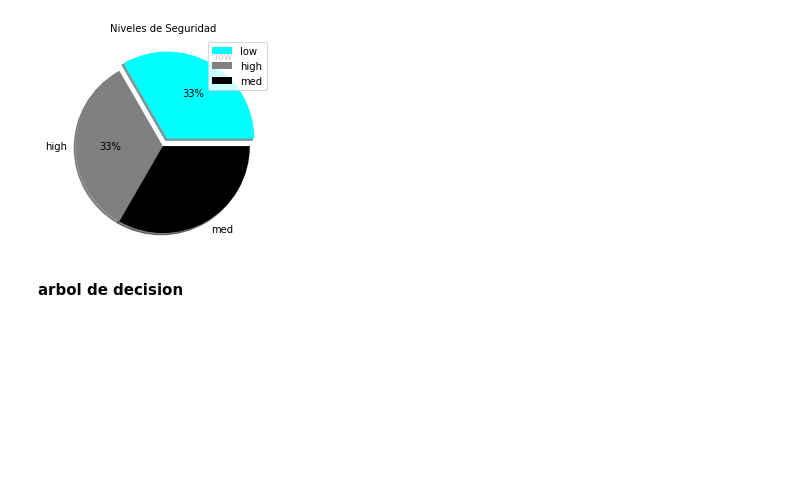
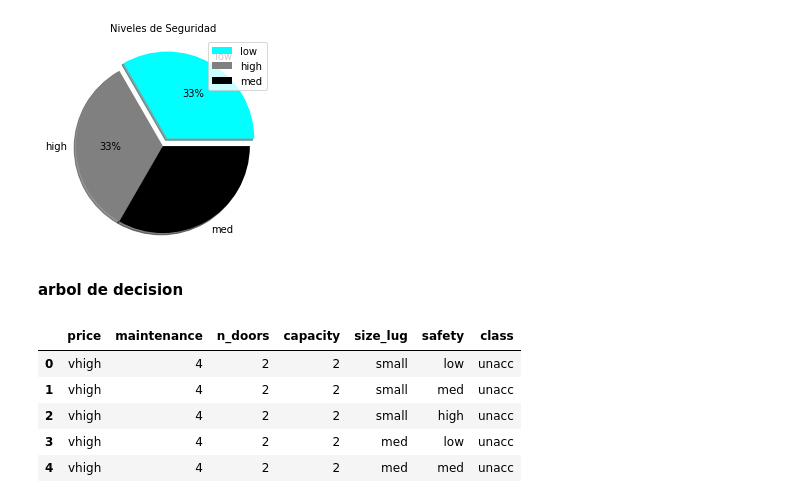
Before and after one commit to lismarcarolinacamacho/PYTHON, a Jupyter notebook: pandas.ipynb, the cells around one changed output. Saved outputs shown, nothing was run; the diff lists cells and outputs as text; code cells hidden in the pictures; blank space fills up the shorter version.

```diff
--- a/pandas.ipynb
+++ b/pandas.ipynb
@@ -148,10 +146,14 @@ plt.show()
 [figure]
 # %% [markdown]
 **arbol de decision**
-# %%
-data.price.replace(('vhigh', 'high', 'med', 'low'), (4,3,2,1), inplace = True)
-data.maintenance.replace(('vhigh', 'high', 'med', 'low'), (4,3,2,1), inplace = True)
-data.n_doors.replace(('2','3','4','5more'), (1,2,3,4), inplace = True)
-data.Capacity.replace(('2','4','more'),(1, 2, 3, 4), inplace = True)
-data.size_lug.replace(('small','med','big'),(1, 2, 3), inplace = True)
-data.safety.replace(('low','med','high'),(1, 2, 3), inplace = True)
+# %%
+
+data['maintenance'].replace(to_replace = ['vhigh','high','med','low'], value =[4,3,2,1], inplace=True)
+data.head()
+# %% [output]
+|  | price | maintenance | n_doors | capacity | size_lug | safety | class |
+| 0 | vhigh | 4 | 2 | 2 | small | low | unacc |
+| 1 | vhigh | 4 | 2 | 2 | small | med | unacc |
+| 2 | vhigh | 4 | 2 | 2 | small | high | unacc |
+| 3 | vhigh | 4 | 2 | 2 | med | low | unacc |
+| 4 | vhigh | 4 | 2 | 2 | med | med | unacc |
```
Also changed, not shown: parts of 23 cells of this notebook.
